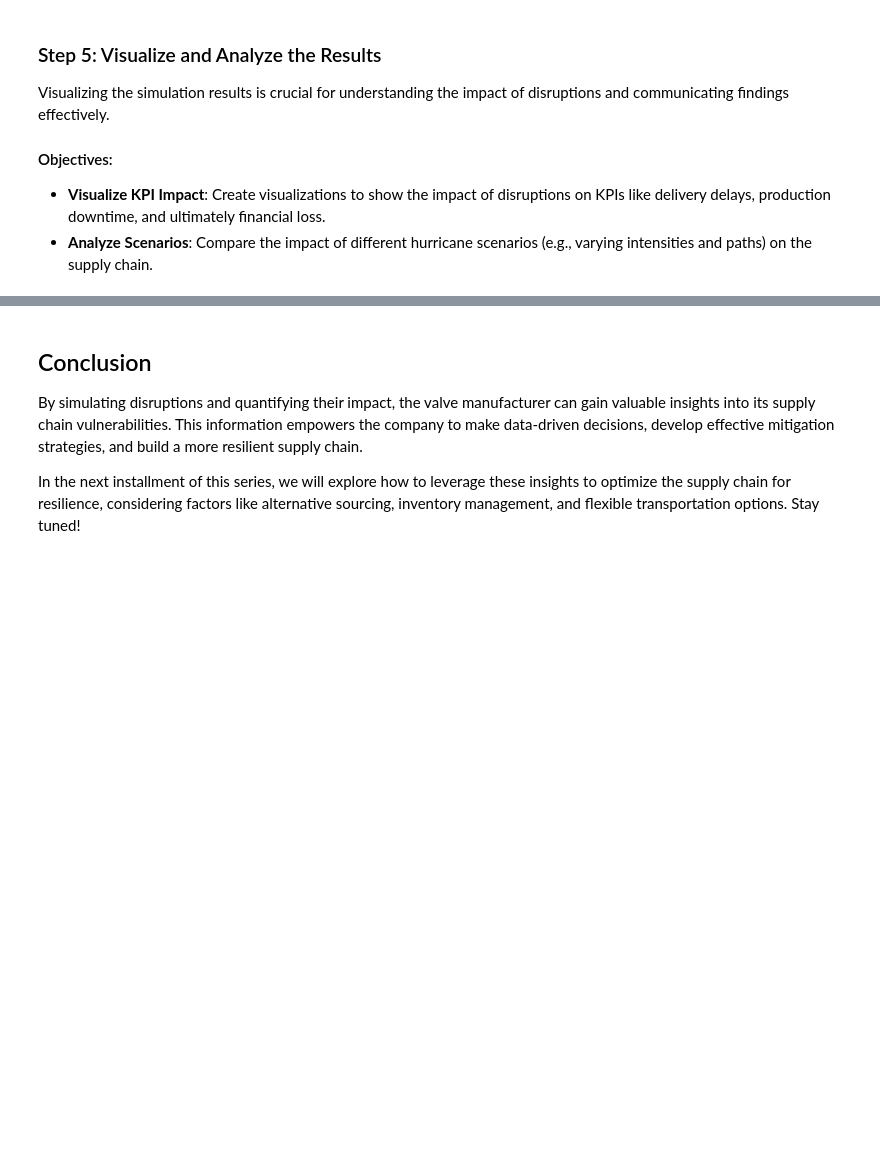
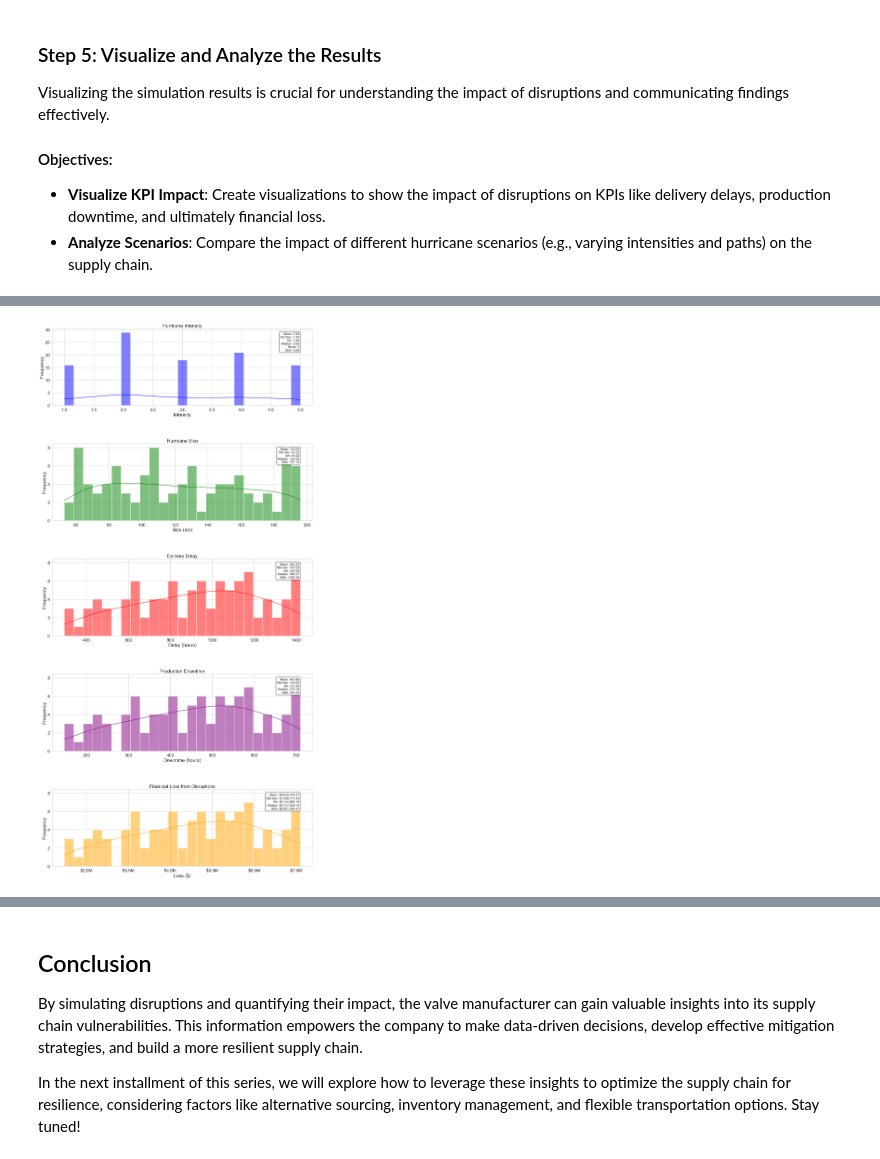
Before and after one commit to VadarAlpha/blog-posts, a Jupyter notebook: notebooks/decision_making_under_risk_part_2.ipynb, the cells around one changed output, grey strips where cells are left out. Drawn from its saved outputs; the diff is of its cells as text; code cells hidden in the pictures; blank space fills up the shorter version.

```diff
--- a/notebooks/decision_making_under_risk_part_2.ipynb
+++ b/notebooks/decision_making_under_risk_part_2.ipynb
@@ -183,7 +195,7 @@ def calculate_delivery_delay(graph, disrupted_edges):
 def calculate_kpis(graph, disrupted_edges):
     delivery_delay = calculate_delivery_delay(graph, disrupted_edges)
     production_downtime = delivery_delay * 0.5  # Example factor
-    financial_losses = production_downtime * 1000  # Example cost per hour of downtime
+    financial_losses = production_downtime * 10000  # Example cost per hour of downtime
     return delivery_delay, production_downtime, financial_losses
 # %% [markdown]
 #### Run the Disruption Impact Simulation
@@ -265,0 +228,83 @@ plt.show()
+# %%
+def calculate_statistics(data):
+    mean = np.mean(data)
+    std_dev = np.std(data)
+    quantiles = np.percentile(data, [5, 50, 95])
+    median = np.median(data)
+    try:
+        mode = statistics.mode(data)
+    except statistics.StatisticsError:
+        mode = None  # In case there's no unique mode
+    return mean, std_dev, quantiles, median, mode
+
+# Calculate statistics
+intensity_stats = calculate_statistics(intensities)
+size_stats = calculate_statistics(sizes)
+delivery_delay_stats = calculate_statistics(delivery_delays)
+production_downtime_stats = calculate_statistics(production_downtimes)
+financial_loss_stats = calculate_statistics(financial_losses)
+
+# Print the statistics
+print(f"Hurricane Intensity: Mean: {intensity_stats[0]:,.2f}, Std Dev: {intensity_stats[1]:,.2f}, 5th: {intensity_stats[2][0]:,.2f}, Median: {intensity_stats[3]:,.2f}, Mode: {intensity_stats[4]}, 95th: {intensity_stats[2][2]:,.2f}")
+print(f"Hurricane Size: Mean: {size_stats[0]:,.2f}, Std Dev: {size_stats[1]:,.2f}, 5th: {size_stats[2][0]:,.2f}, Median: {size_stats[3]:,.2f}, 95th: {size_stats[2][2]:,.2f}")
+print(f"Delivery Delay: Mean: {delivery_delay_stats[0]:,.2f} hours, Std Dev: {delivery_delay_stats[1]:,.2f} hours, 5th: {delivery_delay_stats[2][0]:,.2f} hours, Median: {delivery_delay_stats[3]:,.2f} hours, 95th: {delivery_delay_stats[2][2]:,.2f} hours")
+print(f"Production Downtime: Mean: {production_downtime_stats[0]:,.2f} hours, Std Dev: {production_downtime_stats[1]:,.2f} hours, 5th: {production_downtime_stats[2][0]:,.2f} hours, Median: {production_downtime_stats[3]:,.2f} hours, 95th: {production_downtime_stats[2][2]:,.2f} hours")
+print(f"Financial Loss: Mean: ${financial_loss_stats[0]:,.2f}, Std Dev: ${financial_loss_stats[1]:,.2f}, 5th: ${financial_loss_stats[2][0]:,.2f}, Median: ${financial_loss_stats[3]:,.2f}, 95th: ${financial_loss_stats[2][2]:,.2f}")
+# Function to format the financial loss axis
+def millions(x, pos):
+    'The two args are the value and tick position'
+    return f'${x*1e-6:.1f}M'
+
+# Increase font size
+sns.set(style="whitegrid", font_scale=1.5)
+
+
+# Display results in seaborn plots
+fig, axes = plt.subplots(5, 1, figsize=(15, 30))  # 5 rows, 1 column
+
+# Plot Hurricane Intensity
+sns.histplot(intensities, bins=25, kde=True, color='blue', ax=axes[0])
+axes[0].set_title('Hurricane Intensity')
+axes[0].set_xlabel('Intensity')
+axes[0].set_ylabel('Frequency')
+axes[0].annotate(f'Mean: {intensity_stats[0]:.2f}\nStd Dev: {intensity_stats[1]:.2f}\n5th: {intensity_stats[2][0]:.2f}\nMedian: {intensity_stats[3]:.2f}\nMode: {intensity_stats[4]}\n95th: {intensity_stats[2][2]:.2f}',
+                 xy=(0.95, 0.95), xycoords='axes fraction', fontsize=12, ha='right', va='top', bbox=dict(boxstyle='round,pad=0.3', edgecolor='black', facecolor='white'))
+
+# Plot Hurricane Size
+sns.histplot(sizes, bins=25, kde=True, color='green', ax=axes[1])
+axes[1].set_title('Hurricane Size')
+axes[1].set_xlabel('Size (km)')
+axes[1].set_ylabel('Frequency')
+axes[1].annotate(f'Mean: {size_stats[0]:.2f}\nStd Dev: {size_stats[1]:.2f}\n5th: {size_stats[2][0]:.2f}\nMedian: {size_stats[3]:.2f}\n95th: {size_stats[2][2]:.2f}',
+                 xy=(0.95, 0.95), xycoords='axes fraction', fontsize=12, ha='right', va='top', bbox=dict(boxstyle='round,pad=0.3', edgecolor='black', facecolor='white'))
+
+# Plot Delivery Delay
+sns.histplot(delivery_delays, bins=25, kde=True, color='red', ax=axes[2])
+axes[2].set_title('Delivery Delay')
+axes[2].set_xlabel('Delay (hours)')
+axes[2].set_ylabel('Frequency')
+axes[2].annotate(f'Mean: {delivery_delay_stats[0]:.2f}\nStd Dev: {delivery_delay_stats[1]:.2f}\n5th: {delivery_delay_stats[2][0]:.2f}\nMedian: {delivery_delay_stats[3]:.2f}\n95th: {delivery_delay_stats[2][2]:.2f}',
+                 xy=(0.95, 0.95), xycoords='axes fraction', fontsize=12, ha='right', va='top', bbox=dict(boxstyle='round,pad=0.3', edgecolor='black', facecolor='white'))
+
+# Plot Production Downtime
+sns.histplot(production_downtimes, bins=25, kde=True, color='purple', ax=axes[3])
+axes[3].set_title('Production Downtime')
+axes[3].set_xlabel('Downtime (hours)')
+axes[3].set_ylabel('Frequency')
+axes[3].annotate(f'Mean: {production_downtime_stats[0]:.2f}\nStd Dev: {production_downtime_stats[1]:.2f}\n5th: {production_downtime_stats[2][0]:.2f}\nMedian: {production_downtime_stats[3]:,.2f}\n95th: {production_downtime_stats[2][2]:.2f}',
+                 xy=(0.95, 0.95), xycoords='axes fraction', fontsize=12, ha='right', va='top', bbox=dict(boxstyle='round,pad=0.3', edgecolor='black', facecolor='white'))
+
+# Plot Financial Loss
+sns.histplot(financial_losses, bins=25, kde=True, color='orange', ax=axes[4])
+axes[4].set_title('Financial Loss from Disruptions')
+axes[4].set_xlabel('Loss ($)')
+axes[4].set_ylabel('Frequency')
+axes[4].xaxis.set_major_formatter(FuncFormatter(millions))
+axes[4].annotate(f'Mean: ${financial_loss_stats[0]:,.2f}\nStd Dev: ${financial_loss_stats[1]:,.2f}\n5th: ${financial_loss_stats[2][0]:,.2f}\nMedian: ${financial_loss_stats[3]:,.2f}\n95th: ${financial_loss_stats[2][2]:,.2f}',
+                 xy=(0.95, 0.95), xycoords='axes fraction', fontsize=12, ha='right', va='top', bbox=dict(boxstyle='round,pad=0.3', edgecolor='black', facecolor='white'))
+
+# Adjust layout with increased spacing
+plt.tight_layout()
+plt.subplots_adjust(hspace=0.5)  # Increase the height space between plots
+plt.show()
+# %% [output]
@@ -265,0 +316 @@ plt.show()
+[figure, added]
```
Also changed, not shown: parts of 8 cells of this notebook.
